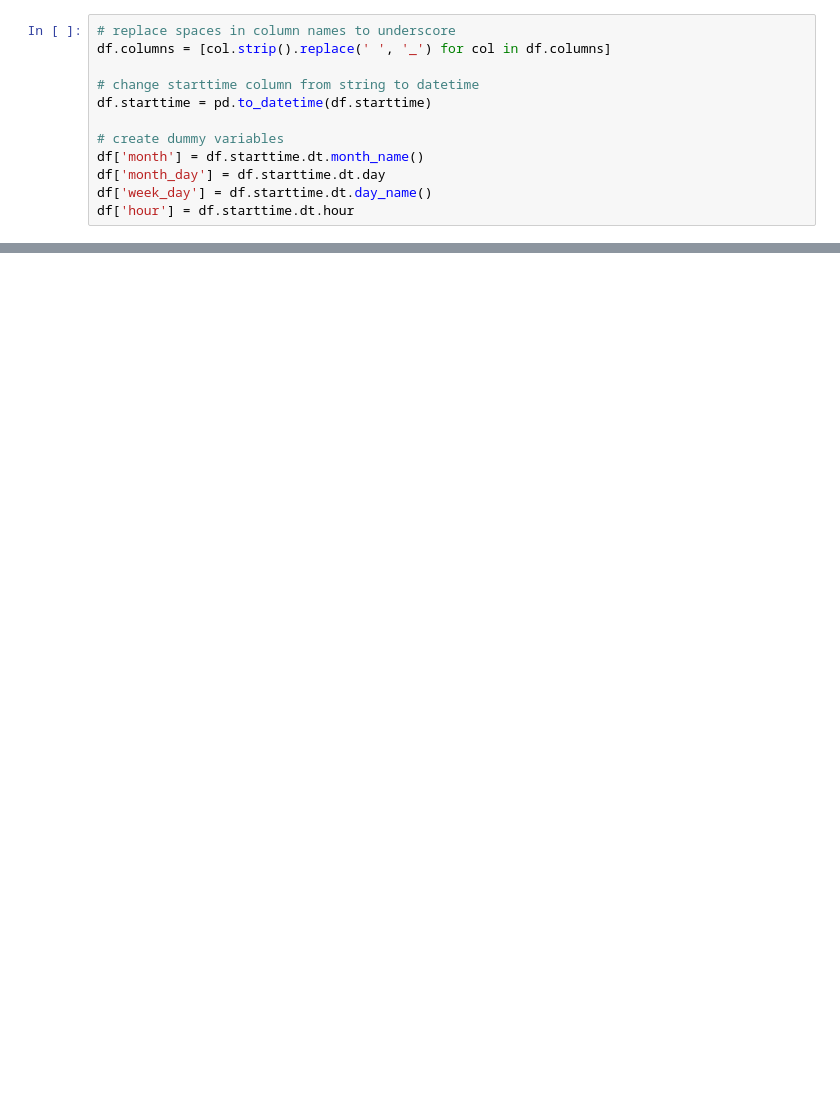
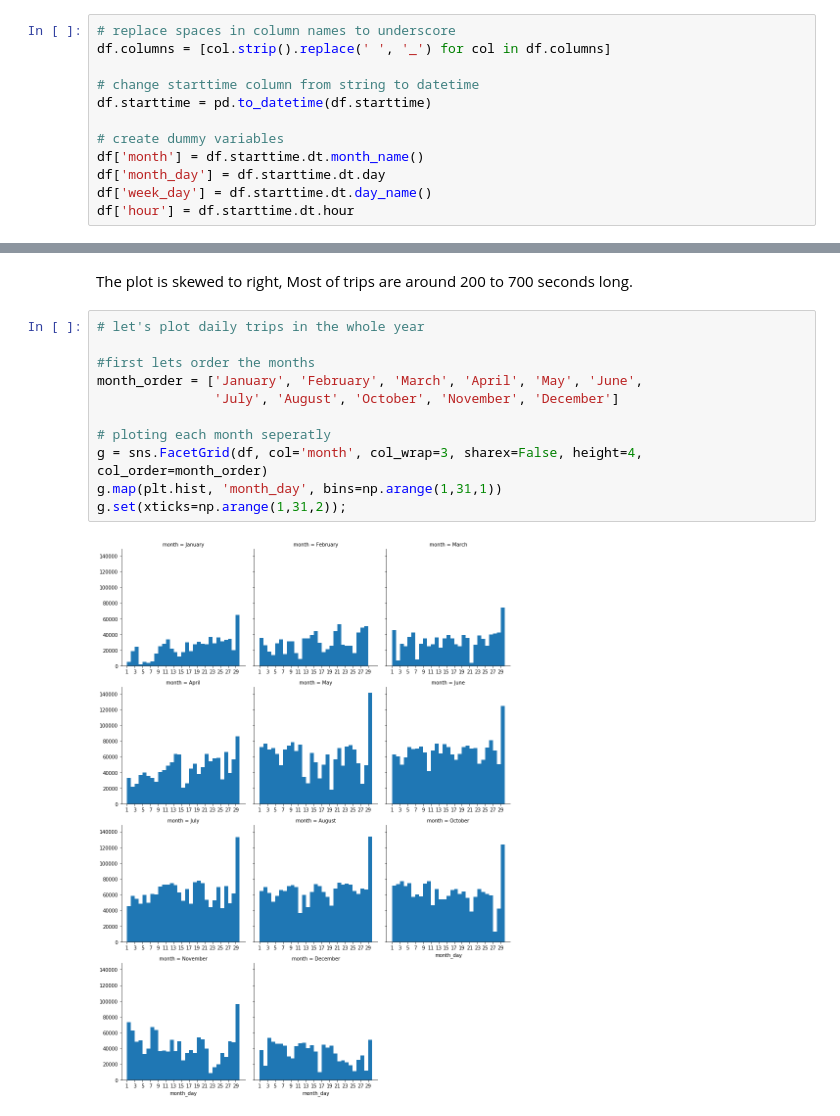
Before and after one commit to yousef5664/CityBike, a Jupyter notebook: exploration.ipynb, the cells around one changed output, grey strips where cells are left out. Drawn from its saved outputs; the diff is of its cells as text; blank space fills up the shorter version.

```diff
--- a/exploration.ipynb
+++ b/exploration.ipynb
@@ -168,0 +85,15 @@ plt.ylim(0,5000)
+# %% [markdown]
+The plot is skewed to right, Most of trips are around 200 to 700 seconds long.
+# %%
+# let's plot daily trips in the whole year
+
+#first lets order the months
+month_order = ['January', 'February', 'March', 'April', 'May', 'June',
+               'July', 'August', 'October', 'November', 'December']
+
+# ploting each month seperatly
+g = sns.FacetGrid(df, col='month', col_wrap=3, sharex=False, height=4, col_order=month_order)
+g.map(plt.hist, 'month_day', bins=np.arange(1,31,1))
+g.set(xticks=np.arange(1,31,2));
+# %% [output]
+[figure, added]
```
Also changed, not shown: parts of 49 cells of this notebook, 3 other files.
